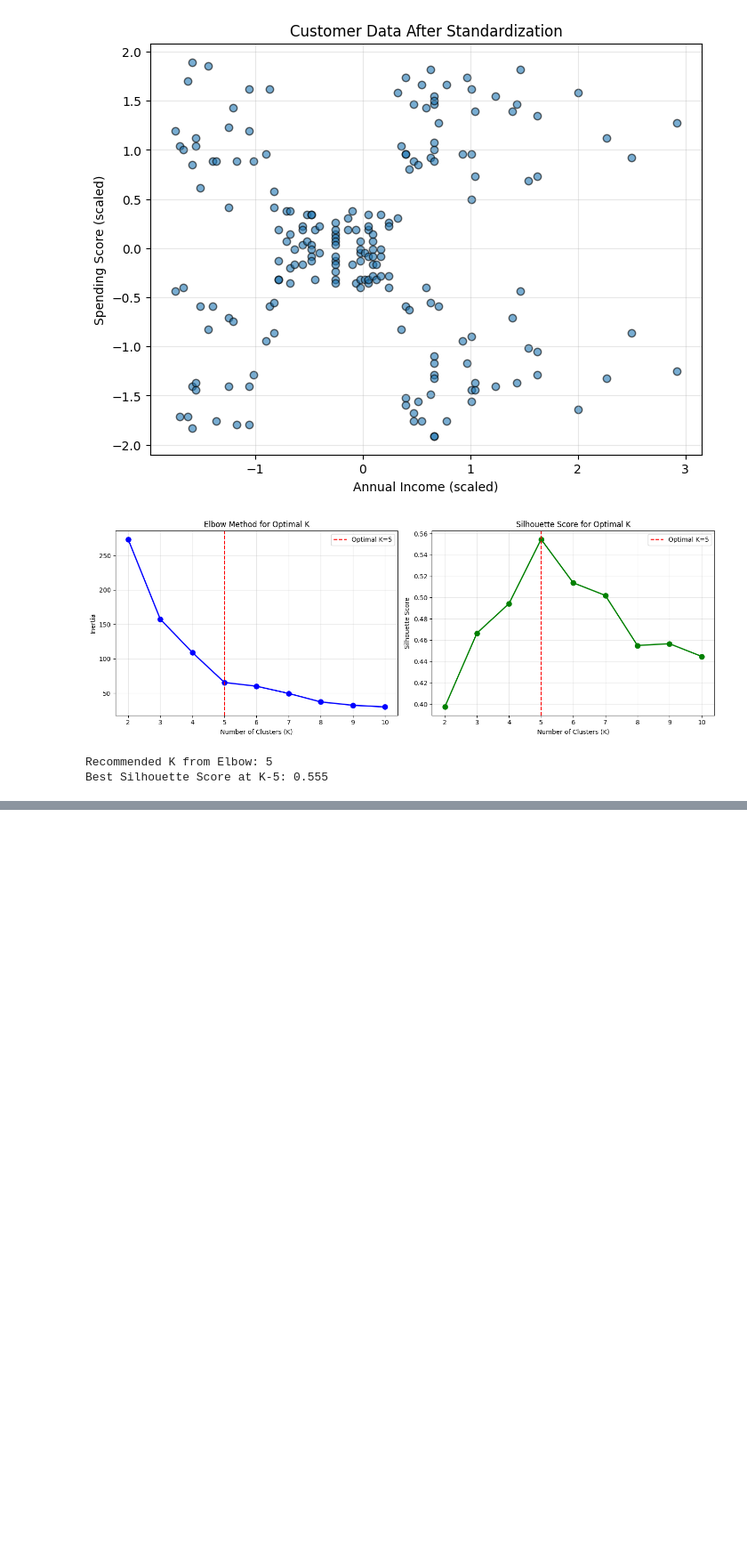
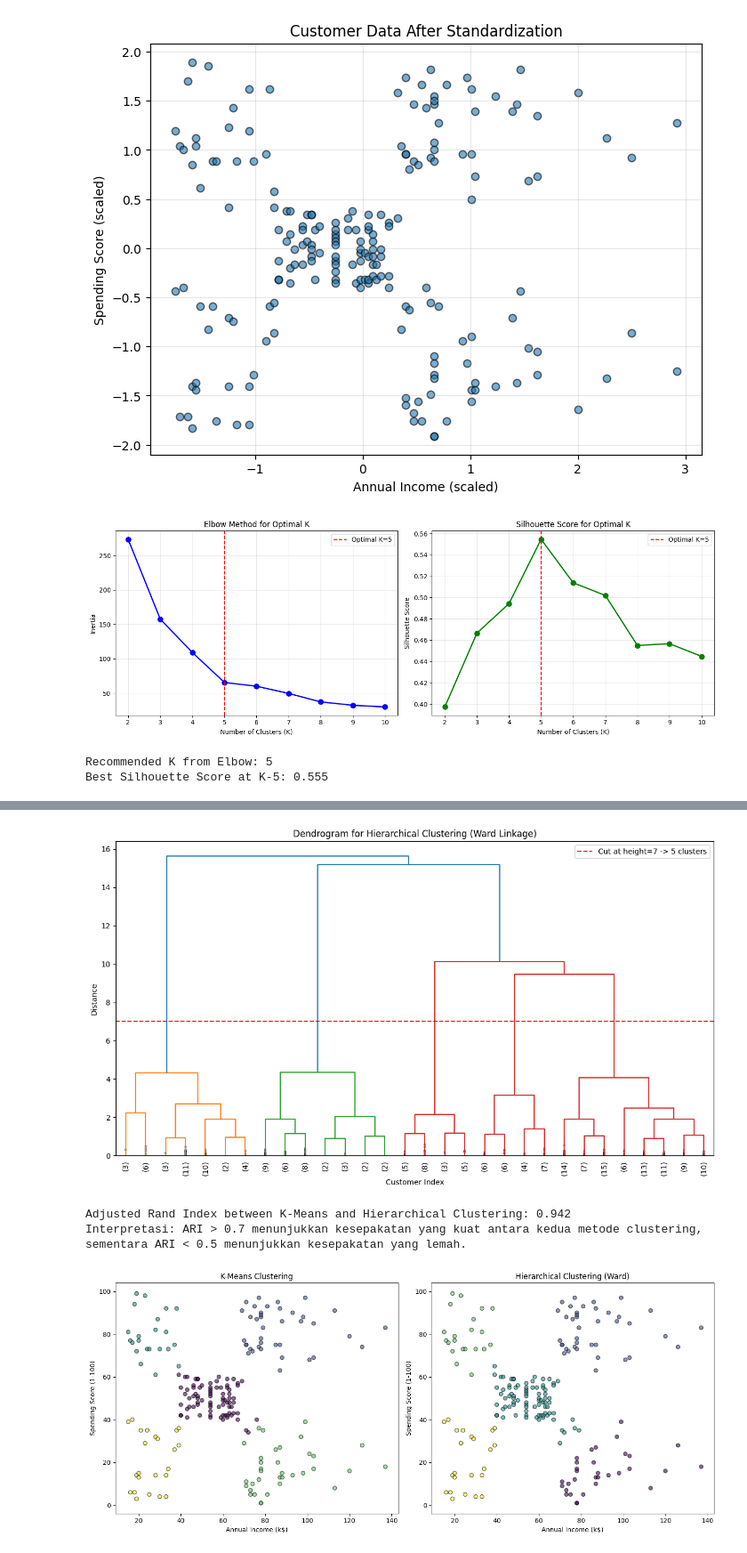
Before and after one commit to GampichXD/Computer-Vision---Indonesia-AI--Making-Own-Material-, a Jupyter notebook: Day 4 - Clustering Algorithm/main.ipynb, the cells around one changed output, grey strips where cells are left out. Shown at 89% size. Cells and saved outputs as stored; diff of their text form; code cells hidden in the pictures; blank space fills up the shorter version.

```diff
--- a/Day 4 - Clustering Algorithm/main.ipynb
+++ b/Day 4 - Clustering Algorithm/main.ipynb
@@ -244,3 +245,54 @@ Cluster 1: High Income - High Spenders (Premium/VVIP) - Pelanggan dengan pendapa
 Cluster 2: Low Income - High Spenders (Borongan/Budak Promo) - Pelanggan dengan pendapatan rendah tetapi kebiasaan belanja yang tinggi | Size: 22 customers (11.0%)
 Cluster 3: High Income - Low Spenders (Hemat) - Mungkin pelanggan yang lebih tua atau lebih muda dengan pendapatan tinggi tetapi tidak terlalu sering berbelanja | Size: 35 customers (17.5%)
 Cluster 4: Low Income - Low Spenders (Terbatas) - Pelanggan dengan pendapatan rendah dan kebiasaan belanja yang terbatas | Size: 23 customers (11.5%)
+# %%
+#Hierarchical Clustering
+#Hierarchical Clustering dengan Ward Linkage
+hc = AgglomerativeClustering(n_clusters=5, linkage='ward')
+df['Cluster Hierarchical'] = hc.fit_predict(X_scaled)
+
+#Dendrogram untuk Hierarchical Clustering
+plt.figure(figsize=(12, 7))
+linkage_matrix = linkage(X_scaled, method='ward')
+
+#Plot dendrogram
+from scipy.cluster.hierarchy import dendrogram
+dendrogram(linkage_matrix, truncate_mode='lastp', p=30, leaf_rotation=90.,
+           leaf_font_size=10., show_contracted=True)
+plt.axhline(y=7, color='r', linestyle='--', label='Cut at height=7 -> 5 clusters')
+plt.xlabel('Customer Index')
+plt.ylabel('Distance')
+plt.title('Dendrogram for Hierarchical Clustering (Ward Linkage)')
+plt.legend()
+plt.tight_layout()
+plt.show()
+
+#Compre with K-Means
+from sklearn.metrics import adjusted_rand_score
+
+ari = adjusted_rand_score(df['Cluster KMeans'], df['Cluster Hierarchical'])
+print(f"Adjusted Rand Index between K-Means and Hierarchical Clustering: {ari:.3f}")
+print("Interpretasi: ARI > 0.7 menunjukkan kesepakatan yang kuat antara kedua metode clustering, sementara ARI < 0.5 menunjukkan kesepakatan yang lemah.")
+
+#Visual Comparison of Clusters
+fig, axes = plt.subplots(1, 2, figsize=(14, 6))
+
+axes[0].scatter(df['Annual Income (k$)'], df['Spending Score (1-100)'],
+                c=df['Cluster KMeans'], cmap='viridis', alpha=0.6, edgecolors='k')
+axes[0].set_xlabel('Annual Income (k$)')
+axes[0].set_ylabel('Spending Score (1-100)')
+axes[0].set_title('K-Means Clustering')
+
+axes[1].scatter(df['Annual Income (k$)'], df['Spending Score (1-100)'],
+                c=df['Cluster Hierarchical'], cmap='viridis', alpha=0.6, edgecolors='k')
+axes[1].set_xlabel('Annual Income (k$)')
+axes[1].set_ylabel('Spending Score (1-100)')
+axes[1].set_title('Hierarchical Clustering (Ward)')
+
+plt.tight_layout()
+plt.show()
+# %% [output]
+[figure, added]
+Adjusted Rand Index between K-Means and Hierarchical Clustering: 0.942
+Interpretasi: ARI > 0.7 menunjukkan kesepakatan yang kuat antara kedua metode clustering, sementara ARI < 0.5 menunjukkan kesepakatan yang lemah.
+[figure, added]
```
Also changed, not shown: parts of 30 cells of this notebook, 4 other files.
